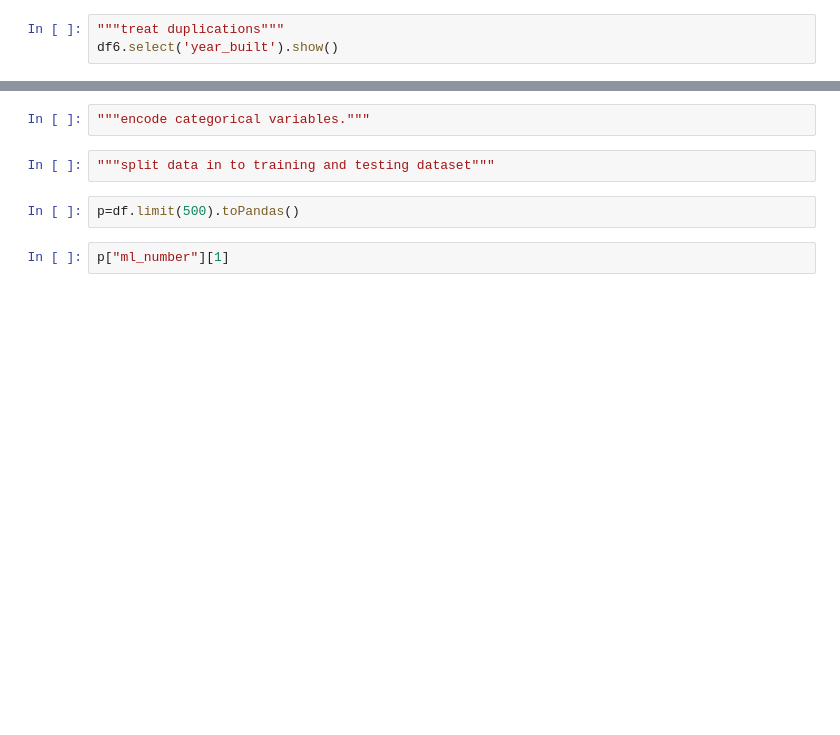
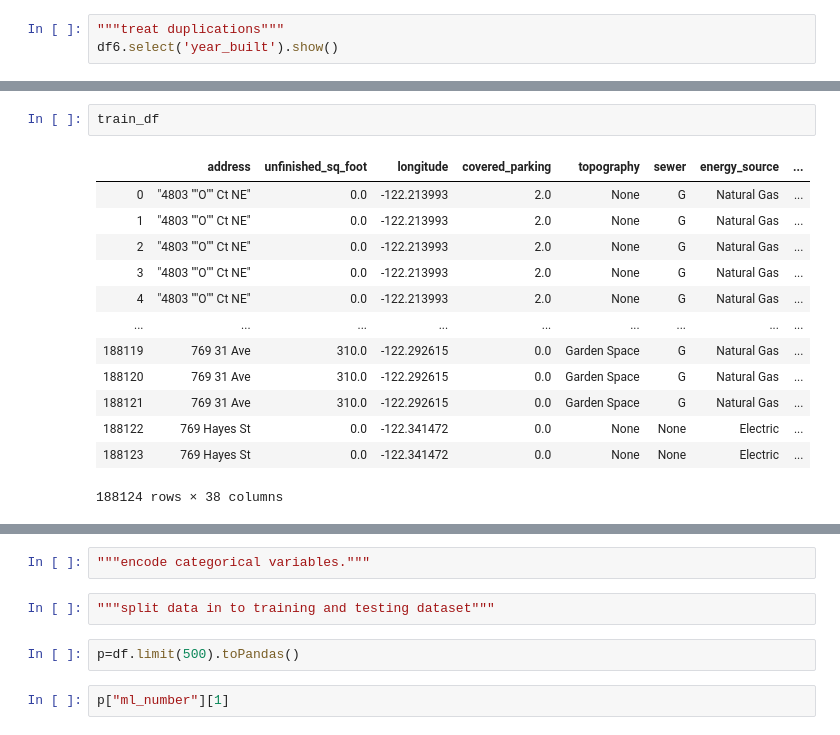
Before and after one commit to Sanyam07/autoTBdataPrep, a Jupyter notebook: lib/test-Draft1.ipynb, the cells around one changed output, grey strips where cells are left out. Drawn from its saved outputs; the diff is of its cells as text; blank space fills up the shorter version.

```diff
--- a/lib/test-Draft1.ipynb
+++ b/lib/test-Draft1.ipynb
@@ -108,0 +208,16 @@ df6.select('year_built').show()
+# %%
+train_df
+# %% [output]
+|  | address | unfinished_sq_foot | longitude | covered_parking | topography | sewer | energy_source | ... |
+| 0 | "4803 ""O"" Ct NE" | 0.0 | -122.213993 | 2.0 | None | G | Natural Gas | ... |
+| 1 | "4803 ""O"" Ct NE" | 0.0 | -122.213993 | 2.0 | None | G | Natural Gas | ... |
+| 2 | "4803 ""O"" Ct NE" | 0.0 | -122.213993 | 2.0 | None | G | Natural Gas | ... |
+| 3 | "4803 ""O"" Ct NE" | 0.0 | -122.213993 | 2.0 | None | G | Natural Gas | ... |
+| 4 | "4803 ""O"" Ct NE" | 0.0 | -122.213993 | 2.0 | None | G | Natural Gas | ... |
+| ... | ... | ... | ... | ... | ... | ... | ... | ... |
+| 188119 | 769 31 Ave | 310.0 | -122.292615 | 0.0 | Garden Space | G | Natural Gas | ... |
+| 188120 | 769 31 Ave | 310.0 | -122.292615 | 0.0 | Garden Space | G | Natural Gas | ... |
+| 188121 | 769 31 Ave | 310.0 | -122.292615 | 0.0 | Garden Space | G | Natural Gas | ... |
+| 188122 | 769 Hayes St | 0.0 | -122.341472 | 0.0 | None | None | Electric | ... |
+| 188123 | 769 Hayes St | 0.0 | -122.341472 | 0.0 | None | None | Electric | ... |
+188124 rows × 38 columns
```
Also changed, not shown: parts of 20 cells of this notebook, 15 other files.
